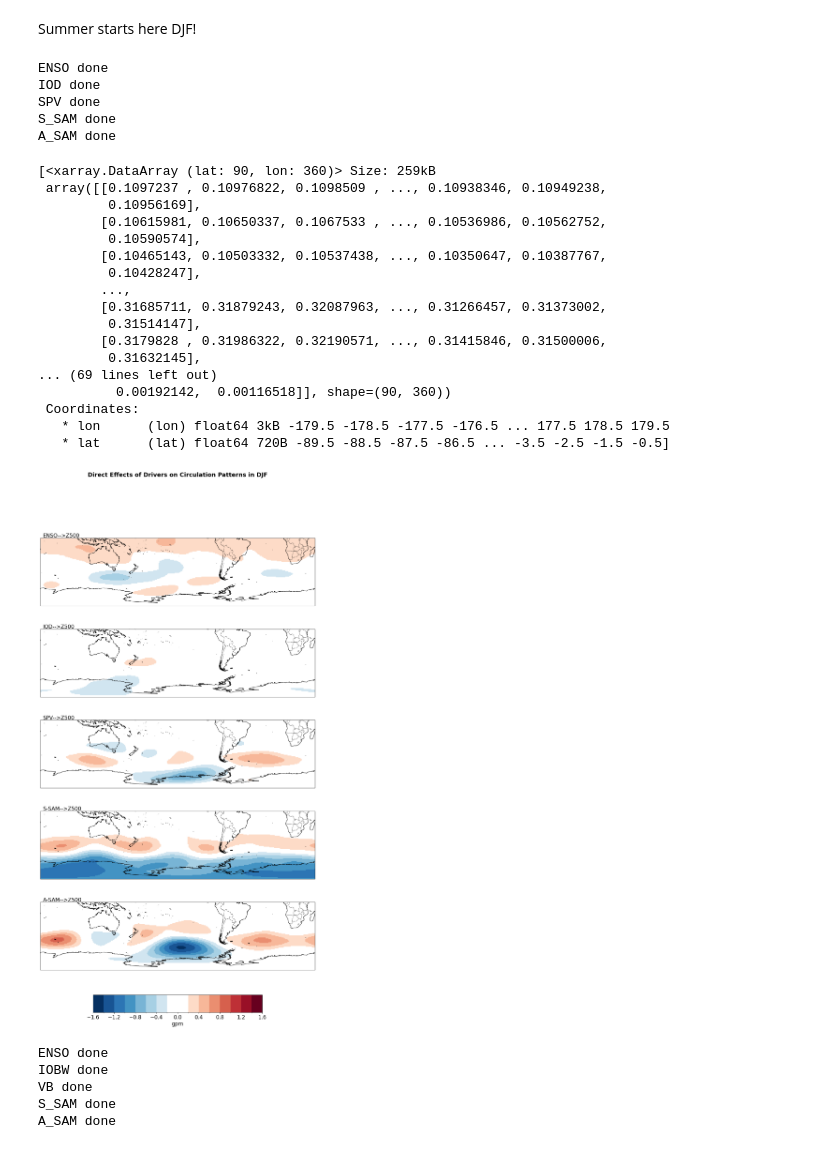
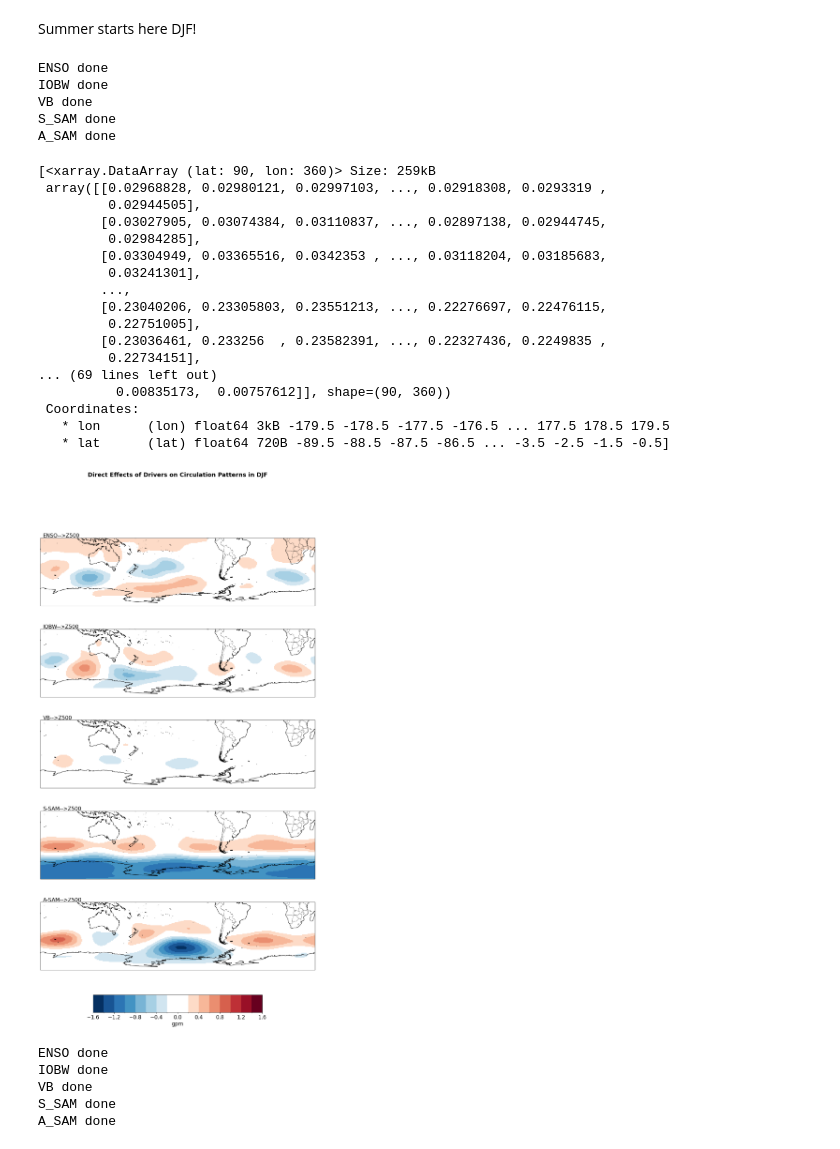
Before and after one commit to giulianolattus-crypto/work, a Jupyter notebook: whole_period_effects/circulation_maps_whole.ipynb, the cells around one changed output. Drawn from its saved outputs; the diff is of its cells as text; code cells hidden in the pictures.

```diff
--- a/whole_period_effects/circulation_maps_whole.ipynb
+++ b/whole_period_effects/circulation_maps_whole.ipynb
@@ -501,40 +516,40 @@ subplots_map(z500_IOD_SON, ['IOD-->Z500 total'], cmap=plt.cm.RdBu.reversed(),\
 # %% [markdown]
 Summer starts here DJF!
 # %%
-z500_all_DJF=conditioning_everything_fast(ds_DJF, ['ENSO','IOD','SPV', 'S_SAM','A_SAM'], 'Z500')
+z500_all_DJF=conditioning_everything_fast(ds_DJF, ['ENSO','IOBW','VB', 'S_SAM','A_SAM'], 'Z500')
 z500_all_comp_DJF=[m.compute() for m in z500_all_DJF]
 # %% [output]
 ENSO done
-IOD done
-SPV done
+IOBW done
+VB done
 S_SAM done
 A_SAM done
 # %%
 z500_all_comp_DJF
 # %% [output]
 [<xarray.DataArray (lat: 90, lon: 360)> Size: 259kB
- array([[0.1097237 , 0.10976822, 0.1098509 , ..., 0.10938346, 0.10949238,
-         0.10956169],
-        [0.10615981, 0.10650337, 0.1067533 , ..., 0.10536986, 0.10562752,
-         0.10590574],
-        [0.10465143, 0.10503332, 0.10537438, ..., 0.10350647, 0.10387767,
-         0.10428247],
+ array([[0.02968828, 0.02980121, 0.02997103, ..., 0.02918308, 0.0293319 ,
+         0.02944505],
+        [0.03027905, 0.03074384, 0.03110837, ..., 0.02897138, 0.02944745,
+         0.02984285],
+        [0.03304949, 0.03365516, 0.0342353 , ..., 0.03118204, 0.03185683,
+         0.03241301],
         ...,
-        [0.31685711, 0.31879243, 0.32087963, ..., 0.31266457, 0.31373002,
-         0.31514147],
-        [0.3179828 , 0.31986322, 0.32190571, ..., 0.31415846, 0.31500006,
-         0.31632145],
+        [0.23040206, 0.23305803, 0.23551213, ..., 0.22276697, 0.22476115,
+         0.22751005],
+        [0.23036461, 0.233256  , 0.23582391, ..., 0.22327436, 0.2249835 ,
+         0.22734151],
 ... (69 lines left out)
-          0.00192142,  0.00116518]], shape=(90, 360))
+          0.00835173,  0.00757612]], shape=(90, 360))
  Coordinates:
    * lon      (lon) float64 3kB -179.5 -178.5 -177.5 -176.5 ... 177.5 178.5 179.5
    * lat      (lat) float64 720B -89.5 -88.5 -87.5 -86.5 ... -3.5 -2.5 -1.5 -0.5]
 # %%
-subplots_map(z500_all_comp_DJF, ['ENSO-->Z500', 'IOD-->Z500','SPV-->Z500','S-SAM-->Z500', 'A-SAM-->Z500']\
+subplots_map(z500_all_comp_DJF, ['ENSO-->Z500', 'IOBW-->Z500','VB-->Z500','S-SAM-->Z500', 'A-SAM-->Z500']\
              , cmap=plt.cm.RdBu.reversed(),\
              unit='gpm', steps=.2, heading='Direct Effects of Drivers on Circulation Patterns in DJF')
 # %% [output]
-[figure, old version]
+[figure, new version]
 # %%
 z500_all_new = conditioning_everything_fast(ds_DJF, ['ENSO','IOBW', 'VB', 'S_SAM', 'A_SAM'],'Z500')
 z500_all_comp_DJF_new=[m.compute() for m in z500_all_new]
```
Also changed, not shown: parts of 8 cells of this notebook, 6 other files.
